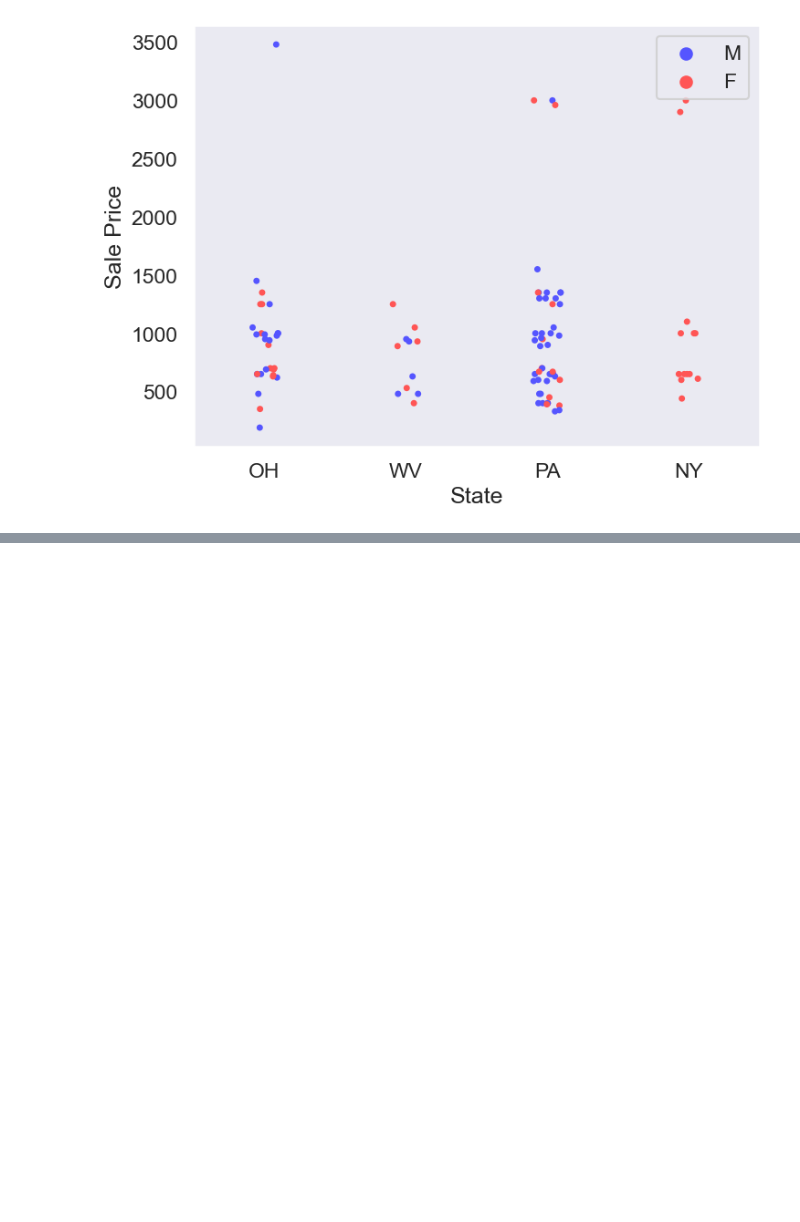
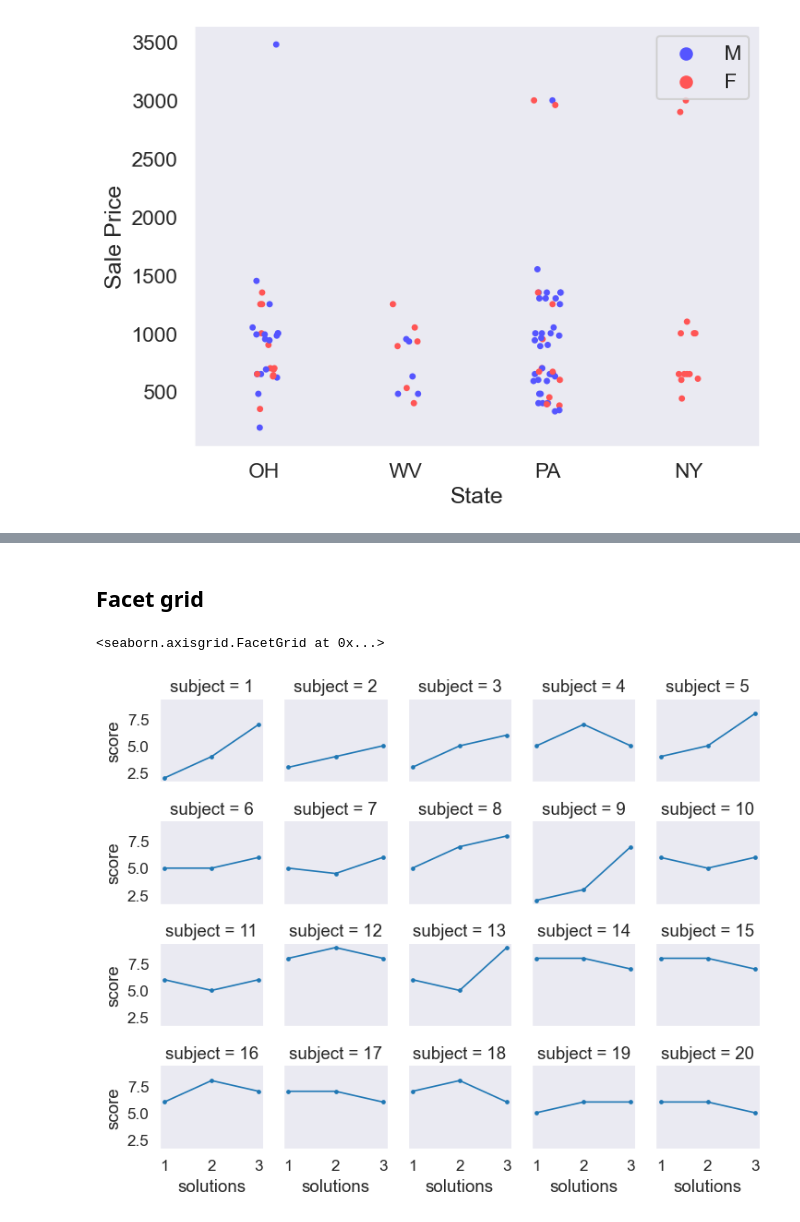
Before and after one commit to OveysSafarnejad/seaborn_training, a Jupyter notebook: src/seaborn_basics.ipynb, the cells around one changed output, grey strips where cells are left out. Saved outputs shown, nothing was run; the diff lists cells and outputs as text; code cells hidden in the pictures; blank space fills up the shorter version.

```diff
--- a/src/seaborn_basics.ipynb
+++ b/src/seaborn_basics.ipynb
@@ -279,0 +428,39 @@ plt.legend(loc=0)
+# %% [markdown]
+## Facet grid
+# %%
+# Can also print multiple plots in a grid in which you define columns & rows
+# Get histogram for smokers and non with total bill for lunch & dinner
+# tips_fg = sns.FacetGrid(tips_df, col='time', row='smoker')
+
+# You can pass in attributes for the histogram
+# tips_fg.map(plt.hist, "total_bill", bins=8)
+
+# Create a scatter plot with data on total bill & tip (You need to parameters)
+# tips_fg.map(plt.scatter, "total_bill", "tip")
+
+# We can assign variables to different colors and increase size of grid
+# Aspect is 1.3 x the size of height
+# You can change the order of the columns
+# Define the palette used
+# tips_fg = sns.FacetGrid(tips_df, col='time', hue='smoker', height=4, aspect=1.3,
+#                       col_order=['Dinner', 'Lunch'], palette='Set1')
+# tips_fg.map(plt.scatter, "total_bill", "tip", edgecolor='w')
+
+# # Define size, linewidth and assign a color of white to markers
+# kws = dict(s=50, linewidth=.5, edgecolor="w")
+# # Define that we want to assign different markers to smokers and non
+# tips_fg = sns.FacetGrid(tips_df, col='sex', hue='smoker', height=4, aspect=1.3,
+#                         hue_order=['Yes','No'],
+#                         hue_kws=dict(marker=['^', 'v']))
+# tips_fg.map(plt.scatter, "total_bill", "tip", **kws)
+# tips_fg.add_legend()
+
+# This dataframe provides scores for different students based on the level
+# of attention they could provide during testing
+att_df = pd.read_csv("../resources/attention.csv")
+# Put each person in their own plot with 5 per line and plot their scores
+att_fg = sns.FacetGrid(att_df, col='subject', col_wrap=5, height=1.5)
+att_fg.map(plt.plot, 'solutions', 'score', marker='.')
+# %% [output]
+<seaborn.axisgrid.FacetGrid at 0x...>
+[figure, added]
```
Also changed, not shown: parts of 15 cells of this notebook, 4 other files.
